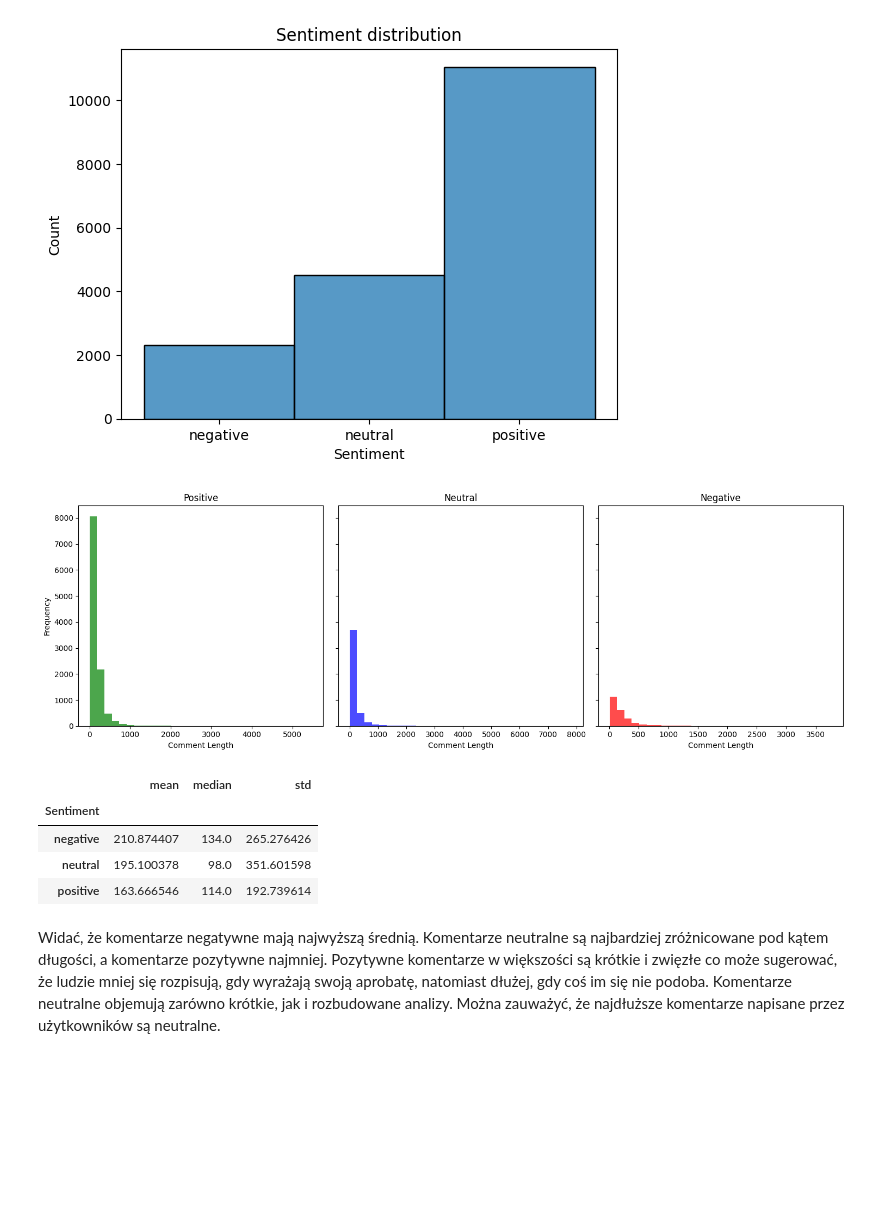
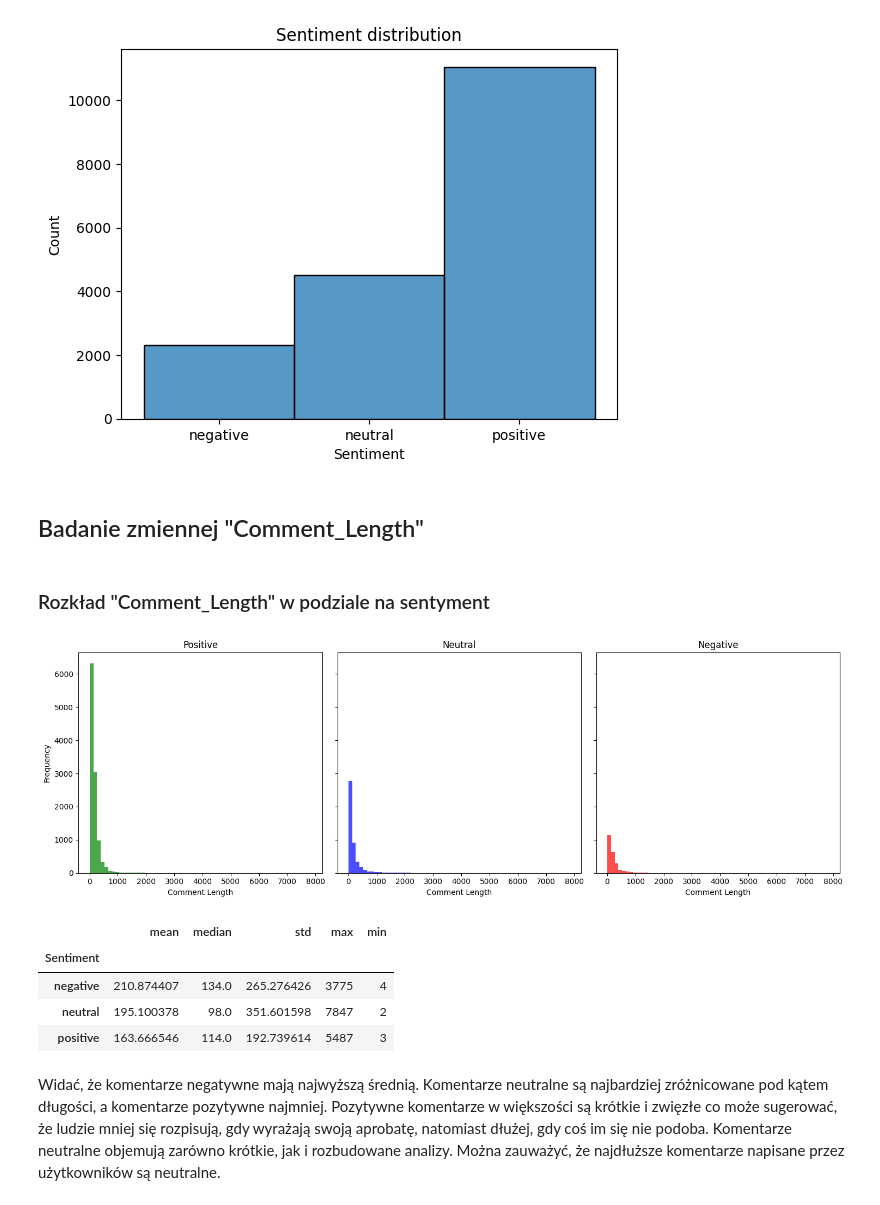
Before and after one commit to sirkoliliana/YouTubeCommentsClassification, a Jupyter notebook: budowa_1_1_3.ipynb, the cells around one changed output. Drawn from its saved outputs; the diff is of its cells as text; code cells hidden in the pictures; blank space fills up the shorter version.

Commit message:
most used words, clipped 'comment_length'

```diff
--- a/budowa_1_1_3.ipynb
+++ b/budowa_1_1_3.ipynb
@@ -240,41 +280,51 @@ sentiments.set_title("Sentiment distribution")
 plt.show()
 # %% [output]
 [figure]
+# %% [markdown]
+## Badanie zmiennej "Comment_Length"
+# %% [markdown]
+### Rozkład "Comment_Length" w podziale na sentyment
 # %%
+# Podział danych według sentymentu
 positive = df[df['Sentiment'] == 'positive']
 negative = df[df['Sentiment'] == 'negative']
 neutral = df[df['Sentiment'] == 'neutral']
+
+# Wyznaczenie wspólnego zakresu dla osi X
+min_length = df['Comment_Length'].min()
+max_length = df['Comment_Length'].max()
+
 # Tworzenie figure i subplots
 fig, axes = plt.subplots(1, 3, figsize=(15, 5), sharey=True)
 
 # Histogram dla pozytywnych komentarzy
-axes[0].hist(positive['Comment_Length'], bins=30, color='green', alpha=0.7)
+axes[0].hist(positive['Comment_Length'], bins=60, color='green', alpha=0.7, range=(min_length, max_length))
 axes[0].set_title('Positive')
 axes[0].set_xlabel('Comment Length')
 axes[0].set_ylabel('Frequency')
 
+# Histogram dla neutralnych komentarzy
+axes[1].hist(neutral['Comment_Length'], bins=60, color='blue', alpha=0.7, range=(min_length, max_length))
+axes[1].set_title('Neutral')
+axes[1].set_xlabel('Comment Length')
+
 # Histogram dla negatywnych komentarzy
-axes[2].hist(negative['Comment_Length'], bins=30, color='red', alpha=0.7)
+axes[2].hist(negative['Comment_Length'], bins=60, color='red', alpha=0.7, range=(min_length, max_length))
 axes[2].set_title('Negative')
 axes[2].set_xlabel('Comment Length')
-
-# Histogram dla neutralnych komentarzy
-axes[1].hist(neutral['Comment_Length'], bins=30, color='blue', alpha=0.7)
-axes[1].set_title('Neutral')
-axes[1].set_xlabel('Comment Length')
 
 # Optymalizacja wyglądu
 plt.tight_layout()
 plt.show()
 # %% [output]
-[figure, old version]
+[figure, new version]
 # %%
-df.groupby('Sentiment')['Comment_Length'].agg(['mean', 'median', 'std'])
+df.groupby('Sentiment')['Comment_Length'].agg(['mean', 'median', 'std','max','min'])
 # %% [output]
-|  | mean | median | std |
-| Sentiment |  |  |  |
-| negative | 210.874407 | 134.0 | 265.276426 |
-| neutral | 195.100378 | 98.0 | 351.601598 |
-| positive | 163.666546 | 114.0 | 192.739614 |
+|  | mean | median | std | max | min |
+| Sentiment |  |  |  |  |  |
+| negative | 210.874407 | 134.0 | 265.276426 | 3775 | 4 |
+| neutral | 195.100378 | 98.0 | 351.601598 | 7847 | 2 |
+| positive | 163.666546 | 114.0 | 192.739614 | 5487 | 3 |
 # %% [markdown]
 Widać, że komentarze negatywne mają najwyższą średnią. Komentarze neutralne są najbardziej zróżnicowane pod kątem długości, a komentarze pozytywne najmniej. Pozytywne komentarze w większości są krótkie i zwięzłe co może sugerować, że ludzie mniej się rozpisują, gdy wyrażają swoją aprobatę, natomiast dłużej, gdy coś im się nie podoba. Komentarze neutralne objemują zarówno krótkie, jak i rozbudowane analizy. Można zauważyć, że najdłuższe komentarze napisane przez użytkowników są neutralne.
```
Also changed, not shown: parts of 19 cells of this notebook.
